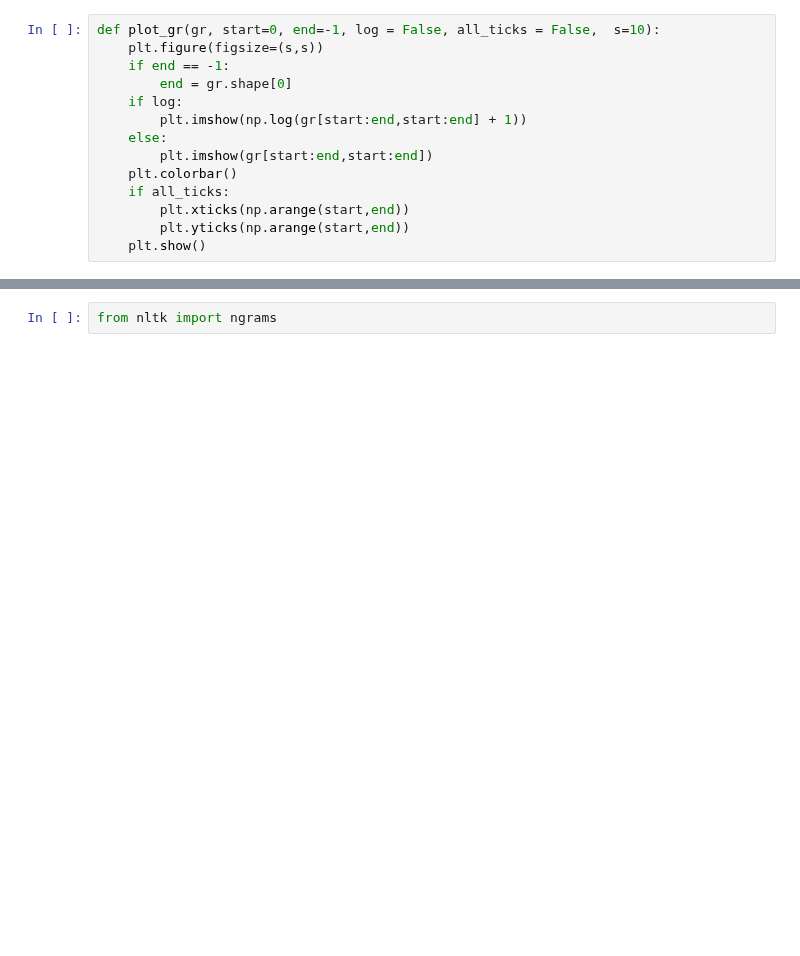
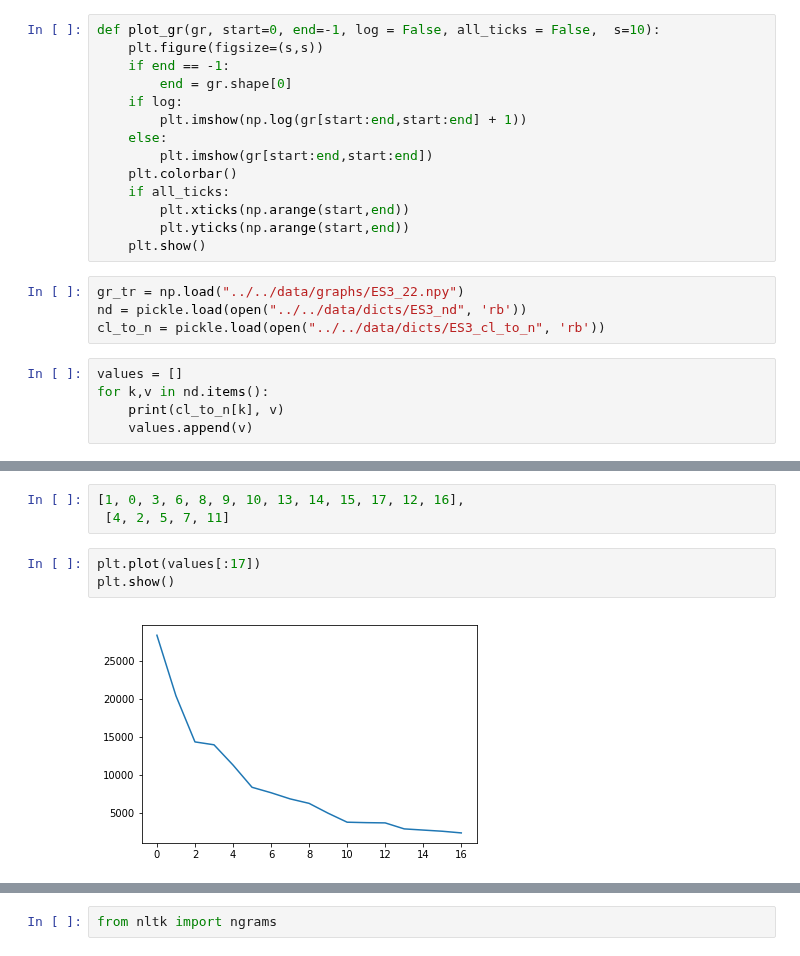
Before and after one commit to rykachevskiy/CRISPR, a Jupyter notebook: Probabilistic_model/default_ver2.ipynb, the cells around one changed output, grey strips where cells are left out. Saved outputs shown, nothing was run; the diff lists cells and outputs as text; blank space fills up the shorter version.

```diff
--- a/Probabilistic_model/default_ver2.ipynb
+++ b/Probabilistic_model/default_ver2.ipynb
@@ -20,3 +20,12 @@ def plot_gr(gr, start=0, end=-1, log = False, all_ticks = False,  s=10):
         plt.xticks(np.arange(start,end))
         plt.yticks(np.arange(start,end))
     plt.show()
+# %%
+gr_tr = np.load("../../data/graphs/ES3_22.npy")
+nd = pickle.load(open("../../data/dicts/ES3_nd", 'rb'))
+cl_to_n = pickle.load(open("../../data/dicts/ES3_cl_to_n", 'rb'))
+# %%
+values = []
+for k,v in nd.items():
+    print(cl_to_n[k], v)
+    values.append(v)
@@ -22,0 +70,8 @@ def plot_gr(gr, start=0, end=-1, log = False, all_ticks = False,  s=10):
+# %%
+[1, 0, 3, 6, 8, 9, 10, 13, 14, 15, 17, 12, 16],
+ [4, 2, 5, 7, 11]
+# %%
+plt.plot(values[:17])
+plt.show()
+# %% [output]
+[figure, added]
```
Also changed, not shown: parts of 53 cells of this notebook, 1 other file.
